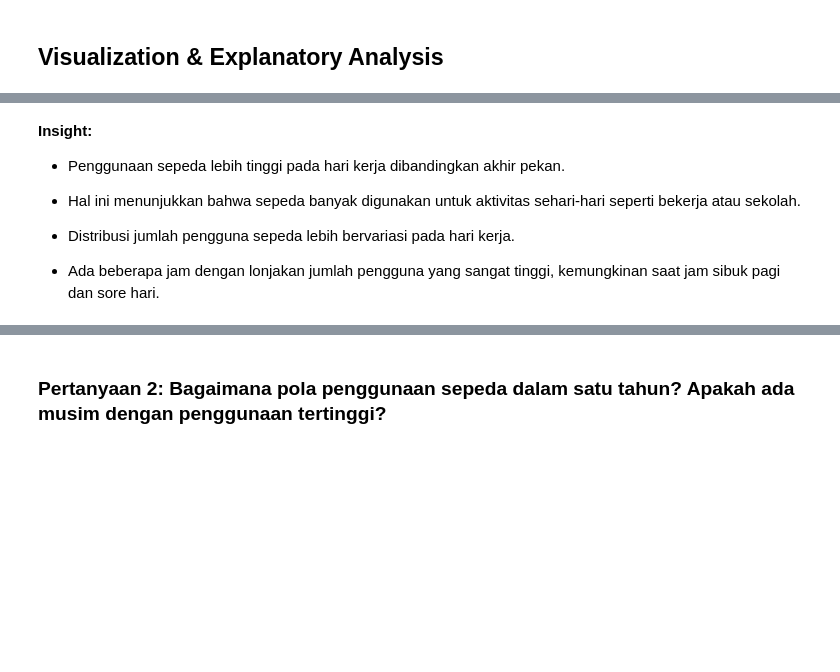
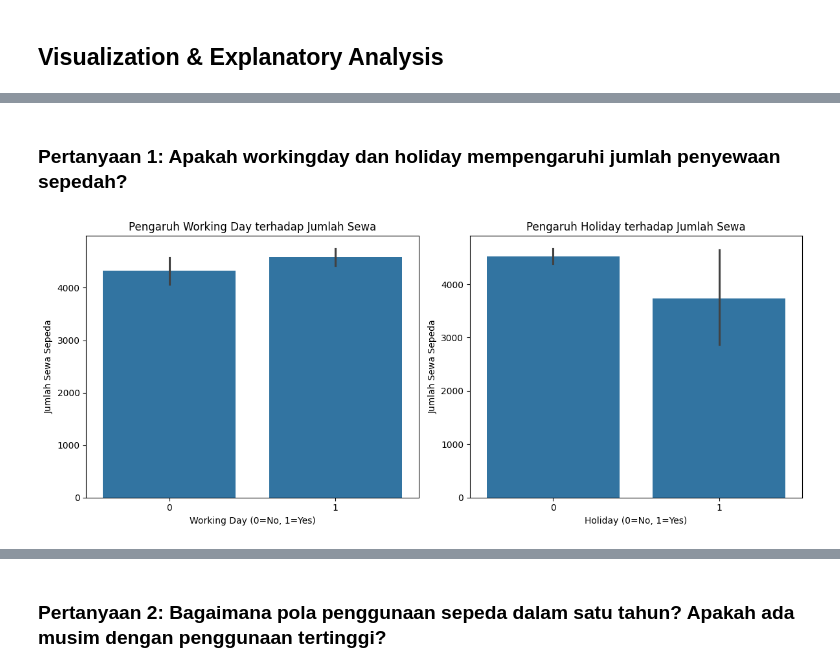
Before and after one commit to CrxTan/EDA_Bike_Explanatory, a Jupyter notebook: Bike_Sharing_Dataset.ipynb, the cells around one changed output, grey strips where cells are left out. Cells and saved outputs as stored; diff of their text form; code cells hidden in the pictures; blank space fills up the shorter version.

```diff
--- a/Bike_Sharing_Dataset.ipynb
+++ b/Bike_Sharing_Dataset.ipynb
@@ -376,8 +460,23 @@ Passing `palette` without assigning `hue` is deprecated and will be removed in v
-# %% [markdown]
-**Insight:**
- + Penggunaan sepeda lebih tinggi pada hari kerja dibandingkan akhir pekan.
-
-  - Hal ini menunjukkan bahwa sepeda banyak digunakan untuk aktivitas sehari-hari seperti bekerja atau sekolah.
- + Distribusi jumlah pengguna sepeda lebih bervariasi pada hari kerja.
-
-  - Ada beberapa jam dengan lonjakan jumlah pengguna yang sangat tinggi, kemungkinan saat jam sibuk pagi dan sore hari.
+# %% [markdown]
+### Pertanyaan 1: Apakah workingday dan holiday mempengaruhi jumlah penyewaan sepedah?
+# %%
+# Membuat figure dengan 2 subplot berdampingan
+fig, (ax1, ax2) = plt.subplots(1, 2, figsize=(12, 5))
+
+# Plot pertama - Workingday
+sns.barplot(x='workingday', y='count', data=day_df, ax=ax1)
+ax1.set_title('Pengaruh Working Day terhadap Jumlah Sewa')
+ax1.set_xlabel('Working Day (0=No, 1=Yes)')
+ax1.set_ylabel('Jumlah Sewa Sepeda')
+
+# Plot kedua - Holiday
+sns.barplot(x='holiday', y='count', data=day_df, ax=ax2)
+ax2.set_title('Pengaruh Holiday terhadap Jumlah Sewa')
+ax2.set_xlabel('Holiday (0=No, 1=Yes)')
+ax2.set_ylabel('Jumlah Sewa Sepeda')
+
+# Mengatur layout agar tidak tumpang tindih
+plt.tight_layout()
+plt.show()
+# %% [output]
+[figure, added]
```
Also changed, not shown: parts of 64 cells of this notebook, 4 other files.
